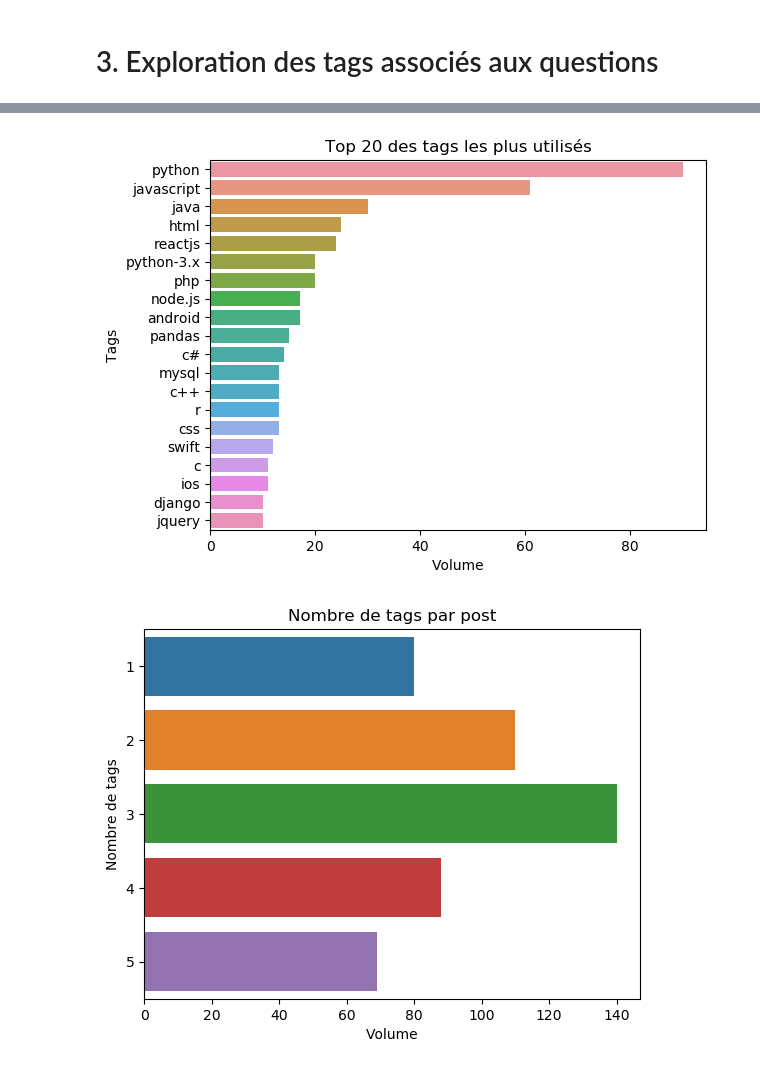
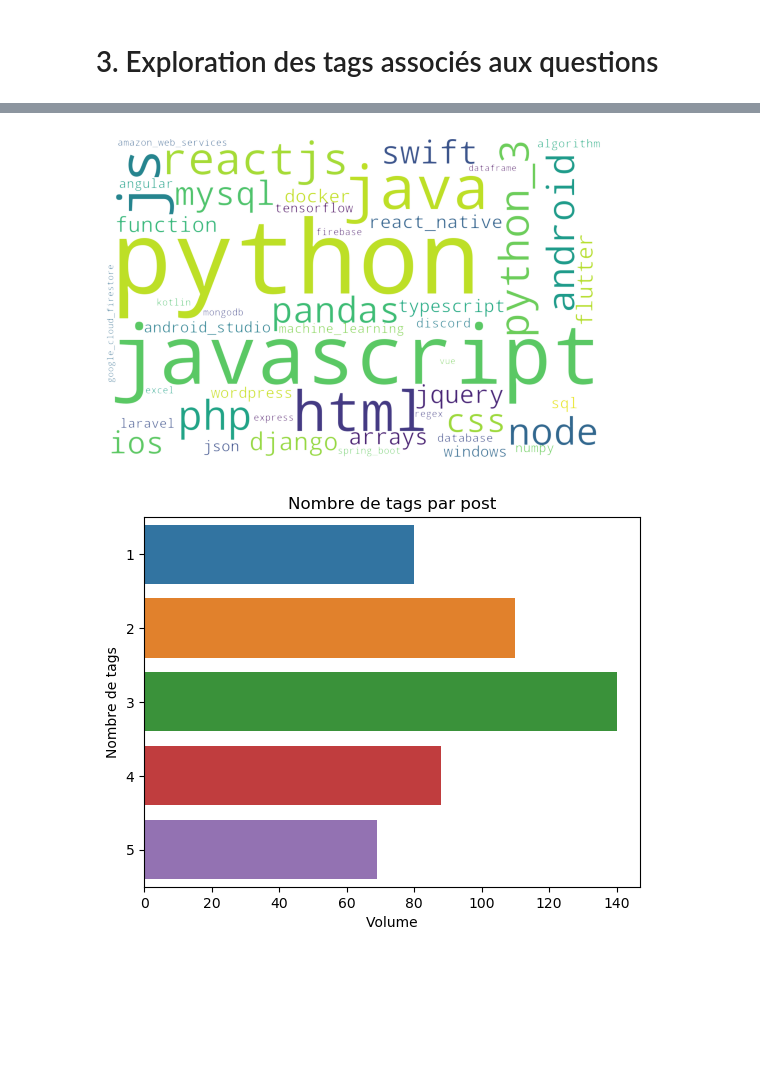
Before and after one commit to Adrian1903/Categorisez-automatiquement-des-questions, a Jupyter notebook: dev/01_nettoyage.ipynb, the cells around one changed output, grey strips where cells are left out. Saved outputs shown, nothing was run; the diff lists cells and outputs as text; code cells hidden in the pictures; blank space fills up the shorter version.

Commit message:
Mise en place de wordcloud

```diff
--- a/dev/01_nettoyage.ipynb
+++ b/dev/01_nettoyage.ipynb
@@ -152,22 +154,24 @@ stack.head()
 # %%
 stack.Tags = stack.Tags.apply(lambda x: x.replace('<', '').replace('>', ' ')).str.split()
 tags = stack.Tags.explode().reset_index()
-tags = tags.groupby('Tags').count().sort_values(by='index', ascending=False).head(20).reset_index()
+tags = tags.groupby('Tags').count().sort_values(by='index', ascending=False).head(50).reset_index()
+tags.Tags = tags.Tags.str.replace('-', '_')
+text = (tags.Tags + ' ') * tags['index']
+text = ''.join(text)
 
-plt.clf()
-sns.barplot(y='Tags',
-            x='index',
-            data=tags,
-            orient='h')
-plt.title('Top 20 des tags les plus utilisés')
-plt.xlabel('Volume')
-plt.ylabel('Tags')
+# Create the wordcloud object
+wordcloud = WordCloud(width=1200, height=780, background_color="rgba(255, 255, 255, 0)", mode="RGBA", collocations=False).generate(text)
 
-plt.savefig('img/img_tags.png',
+# Display the generated image:
+plt.imshow(wordcloud, interpolation='bilinear')
+plt.axis("off")
+plt.margins(x=0, y=0)
+
+plt.savefig('img/img_wordcloud_tags.png',
             transparent=True,
             bbox_inches="tight")
 # %% [output]
-[figure, old version]
+[figure, new version]
 # %%
 tags_count = stack.Tags.apply(lambda x: len(x)).reset_index()
 tags_count = tags_count.groupby('Tags').count().reset_index()
```
Also changed, not shown: parts of 2 cells of this notebook.
